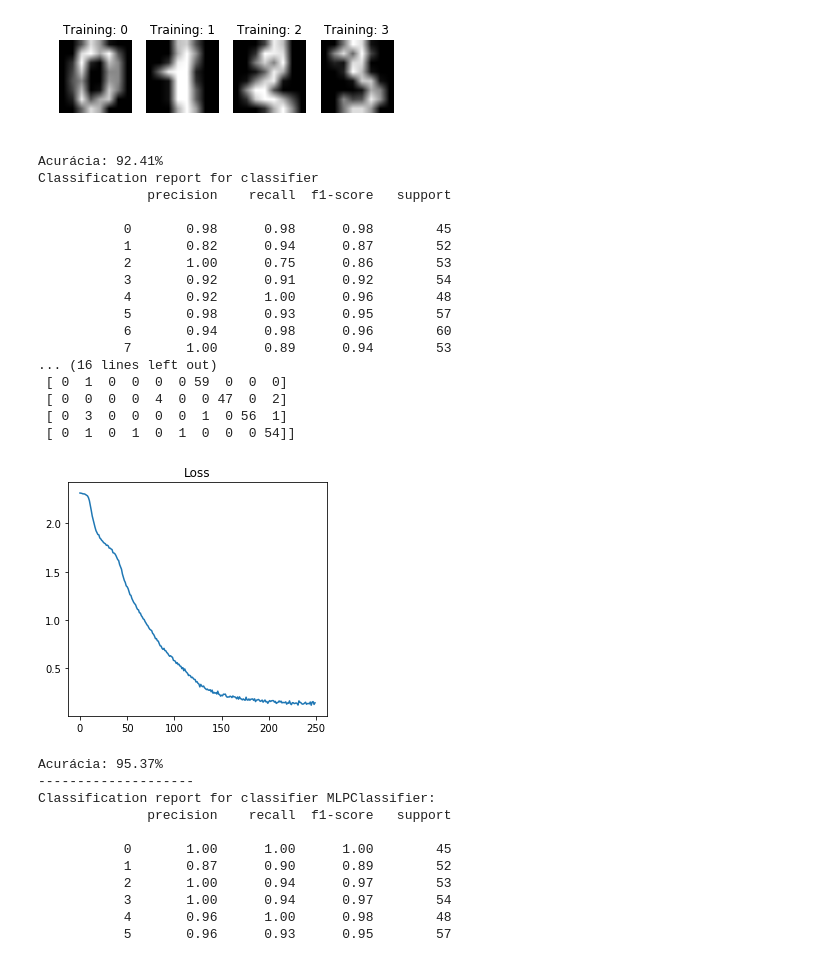
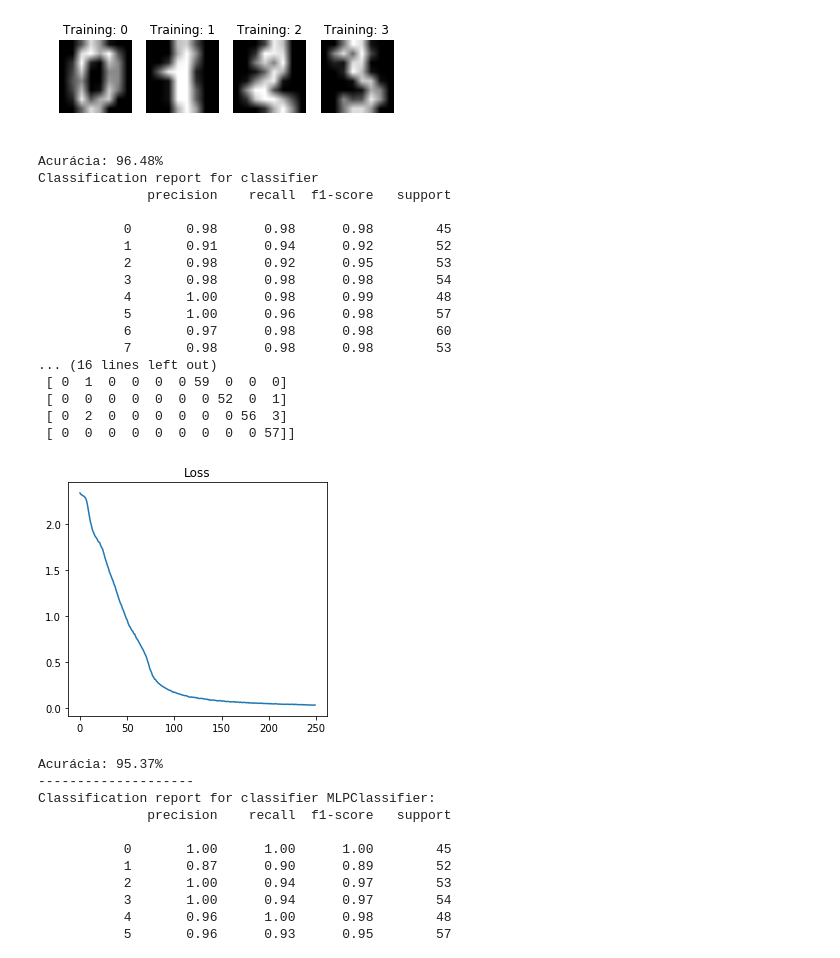
Before and after one commit to rdenadai/AI-Study-Notebooks, a Jupyter notebook: notebooks/NeuralNetwork_MNIST_VAL.ipynb, the cells around one changed output. Cells and saved outputs as stored; diff of their text form; code cells hidden in the pictures.

```diff
--- a/notebooks/NeuralNetwork_MNIST_VAL.ipynb
+++ b/notebooks/NeuralNetwork_MNIST_VAL.ipynb
@@ -154,7 +153,7 @@ print('Qtd Digits: ', n_samples)
 # Flatten
 X = digits.images.reshape((n_samples, -1))
 # Normalization, from 0 to 1
-X = X / 255.
+X /= 255.
 # Targets
 y = digits.target
 # Split train and test
@@ -168,7 +167,7 @@ better_acc = 0
 
 layers = (
     Dense(inputs=64, outputs=100, activation=ReLU()),
-    Dropout(inputs=100, outputs=100, activation=ReLU(), neuron_drop=.5),
+    Dense(inputs=100, outputs=100, activation=ReLU()),
     Dense(inputs=100, outputs=10, activation=Softmax()),
 )
 
@@ -182,45 +181,45 @@ md = NeuralNetwork(
     lr=1e-1)
 error = md.train()
 
 y_pred = md.predict(X_test.copy())
 
 acc = np.round((np.sum(y_pred == y_test) / len(y_test)) * 100, 2)
 if acc > better_acc:
     better_acc = acc
 final_error = error
 print(f'Acurácia: {acc}%')
 
 print("Classification report for classifier \n%s\n"
       % (classification_report(y_test, y_pred)))
 print('-' * 20)
 print("Confusion matrix:\n%s" % confusion_matrix(y_test, y_pred))
 
 if len(final_error):
     plt.figure(figsize=(8, 4))
     plt.subplot(1, 2, 1)
     plt.title(f'Loss')
     plt.plot(range(len(final_error)), final_error)
     plt.tight_layout()
     plt.show()
 # %% [output]
-Acurácia: 92.41%
+Acurácia: 96.48%
 Classification report for classifier
               precision    recall  f1-score   support
 
            0       0.98      0.98      0.98        45
-           1       0.82      0.94      0.87        52
-           2       1.00      0.75      0.86        53
-           3       0.92      0.91      0.92        54
-           4       0.92      1.00      0.96        48
-           5       0.98      0.93      0.95        57
-           6       0.94      0.98      0.96        60
-           7       1.00      0.89      0.94        53
+           1       0.91      0.94      0.92        52
+           2       0.98      0.92      0.95        53
+           3       0.98      0.98      0.98        54
+           4       1.00      0.98      0.99        48
+           5       1.00      0.96      0.98        57
+           6       0.97      0.98      0.98        60
+           7       0.98      0.98      0.98        53
 ... (16 lines left out)
  [ 0  1  0  0  0  0 59  0  0  0]
- [ 0  0  0  0  4  0  0 47  0  2]
- [ 0  3  0  0  0  0  1  0 56  1]
- [ 0  1  0  1  0  1  0  0  0 54]]
+ [ 0  0  0  0  0  0  0 52  0  1]
+ [ 0  2  0  0  0  0  0  0 56  3]
+ [ 0  0  0  0  0  0  0  0  0 57]]
-[figure, old version]
+[figure, new version]
 # %%
 classifier = MLPClassifier(
     max_iter=1500,
```
Also changed, not shown: parts of 3 cells of this notebook, 2 other files.
